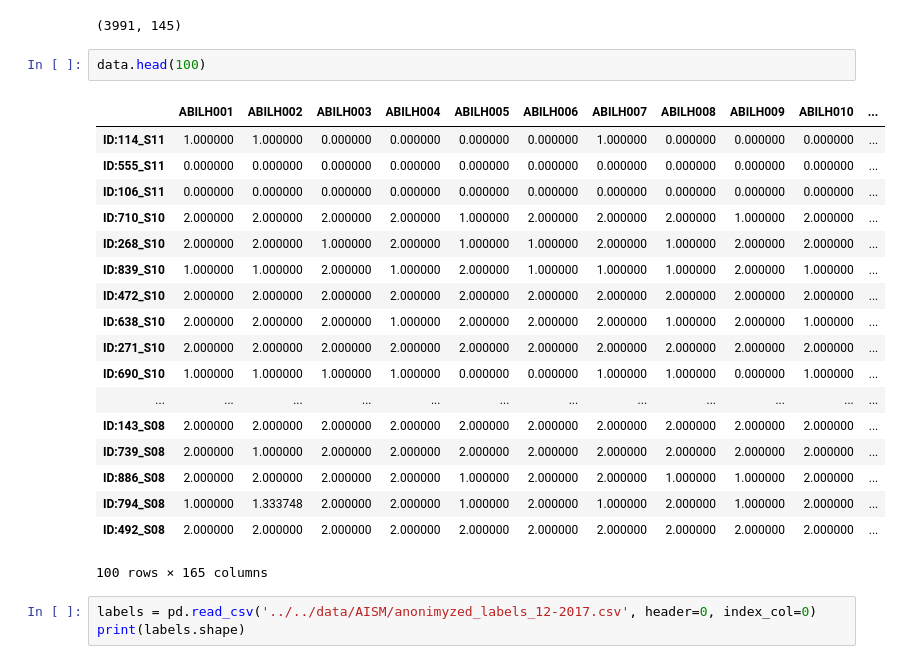
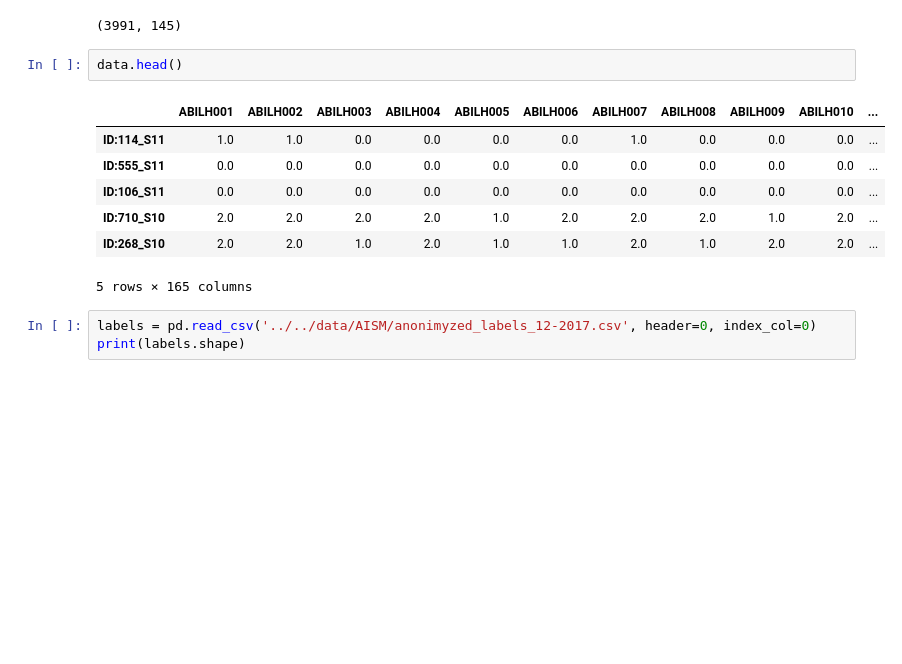
Before and after one commit to samuelefiorini/phdthesis, a Jupyter notebook: src/notebooks/chapter7/aism_EDA.ipynb, the cells around one changed output. Drawn from its saved outputs; the diff is of its cells as text; blank space fills up the shorter version.

```diff
--- a/src/notebooks/chapter7/aism_EDA.ipynb
+++ b/src/notebooks/chapter7/aism_EDA.ipynb
@@ -16,26 +16,15 @@ print(data.shape)
 # %% [output]
 (3991, 145)
 # %%
-data.head(100)
+data.head()
 # %% [output]
 |  | ABILH001 | ABILH002 | ABILH003 | ABILH004 | ABILH005 | ABILH006 | ABILH007 | ABILH008 | ABILH009 | ABILH010 | ... |
-| ID:114_S11 | 1.000000 | 1.000000 | 0.000000 | 0.000000 | 0.000000 | 0.000000 | 1.000000 | 0.000000 | 0.000000 | 0.000000 | ... |
-| ID:555_S11 | 0.000000 | 0.000000 | 0.000000 | 0.000000 | 0.000000 | 0.000000 | 0.000000 | 0.000000 | 0.000000 | 0.000000 | ... |
-| ID:106_S11 | 0.000000 | 0.000000 | 0.000000 | 0.000000 | 0.000000 | 0.000000 | 0.000000 | 0.000000 | 0.000000 | 0.000000 | ... |
-| ID:710_S10 | 2.000000 | 2.000000 | 2.000000 | 2.000000 | 1.000000 | 2.000000 | 2.000000 | 2.000000 | 1.000000 | 2.000000 | ... |
-| ID:268_S10 | 2.000000 | 2.000000 | 1.000000 | 2.000000 | 1.000000 | 1.000000 | 2.000000 | 1.000000 | 2.000000 | 2.000000 | ... |
-| ID:839_S10 | 1.000000 | 1.000000 | 2.000000 | 1.000000 | 2.000000 | 1.000000 | 1.000000 | 1.000000 | 2.000000 | 1.000000 | ... |
-| ID:472_S10 | 2.000000 | 2.000000 | 2.000000 | 2.000000 | 2.000000 | 2.000000 | 2.000000 | 2.000000 | 2.000000 | 2.000000 | ... |
-| ID:638_S10 | 2.000000 | 2.000000 | 2.000000 | 1.000000 | 2.000000 | 2.000000 | 2.000000 | 1.000000 | 2.000000 | 1.000000 | ... |
-| ID:271_S10 | 2.000000 | 2.000000 | 2.000000 | 2.000000 | 2.000000 | 2.000000 | 2.000000 | 2.000000 | 2.000000 | 2.000000 | ... |
-| ID:690_S10 | 1.000000 | 1.000000 | 1.000000 | 1.000000 | 0.000000 | 0.000000 | 1.000000 | 1.000000 | 0.000000 | 1.000000 | ... |
-| ... | ... | ... | ... | ... | ... | ... | ... | ... | ... | ... | ... |
-| ID:143_S08 | 2.000000 | 2.000000 | 2.000000 | 2.000000 | 2.000000 | 2.000000 | 2.000000 | 2.000000 | 2.000000 | 2.000000 | ... |
-| ID:739_S08 | 2.000000 | 1.000000 | 2.000000 | 2.000000 | 2.000000 | 2.000000 | 2.000000 | 2.000000 | 2.000000 | 2.000000 | ... |
-| ID:886_S08 | 2.000000 | 2.000000 | 2.000000 | 2.000000 | 1.000000 | 2.000000 | 2.000000 | 1.000000 | 1.000000 | 2.000000 | ... |
-| ID:794_S08 | 1.000000 | 1.333748 | 2.000000 | 2.000000 | 1.000000 | 2.000000 | 1.000000 | 2.000000 | 1.000000 | 2.000000 | ... |
-| ID:492_S08 | 2.000000 | 2.000000 | 2.000000 | 2.000000 | 2.000000 | 2.000000 | 2.000000 | 2.000000 | 2.000000 | 2.000000 | ... |
+| ID:114_S11 | 1.0 | 1.0 | 0.0 | 0.0 | 0.0 | 0.0 | 1.0 | 0.0 | 0.0 | 0.0 | ... |
+| ID:555_S11 | 0.0 | 0.0 | 0.0 | 0.0 | 0.0 | 0.0 | 0.0 | 0.0 | 0.0 | 0.0 | ... |
+| ID:106_S11 | 0.0 | 0.0 | 0.0 | 0.0 | 0.0 | 0.0 | 0.0 | 0.0 | 0.0 | 0.0 | ... |
+| ID:710_S10 | 2.0 | 2.0 | 2.0 | 2.0 | 1.0 | 2.0 | 2.0 | 2.0 | 1.0 | 2.0 | ... |
+| ID:268_S10 | 2.0 | 2.0 | 1.0 | 2.0 | 1.0 | 1.0 | 2.0 | 1.0 | 2.0 | 2.0 | ... |
-100 rows × 165 columns
+5 rows × 165 columns
 # %%
 labels = pd.read_csv('../../data/AISM/anonimyzed_labels_12-2017.csv', header=0, index_col=0)
 print(labels.shape)
```
Also changed, not shown: 13 other files.
